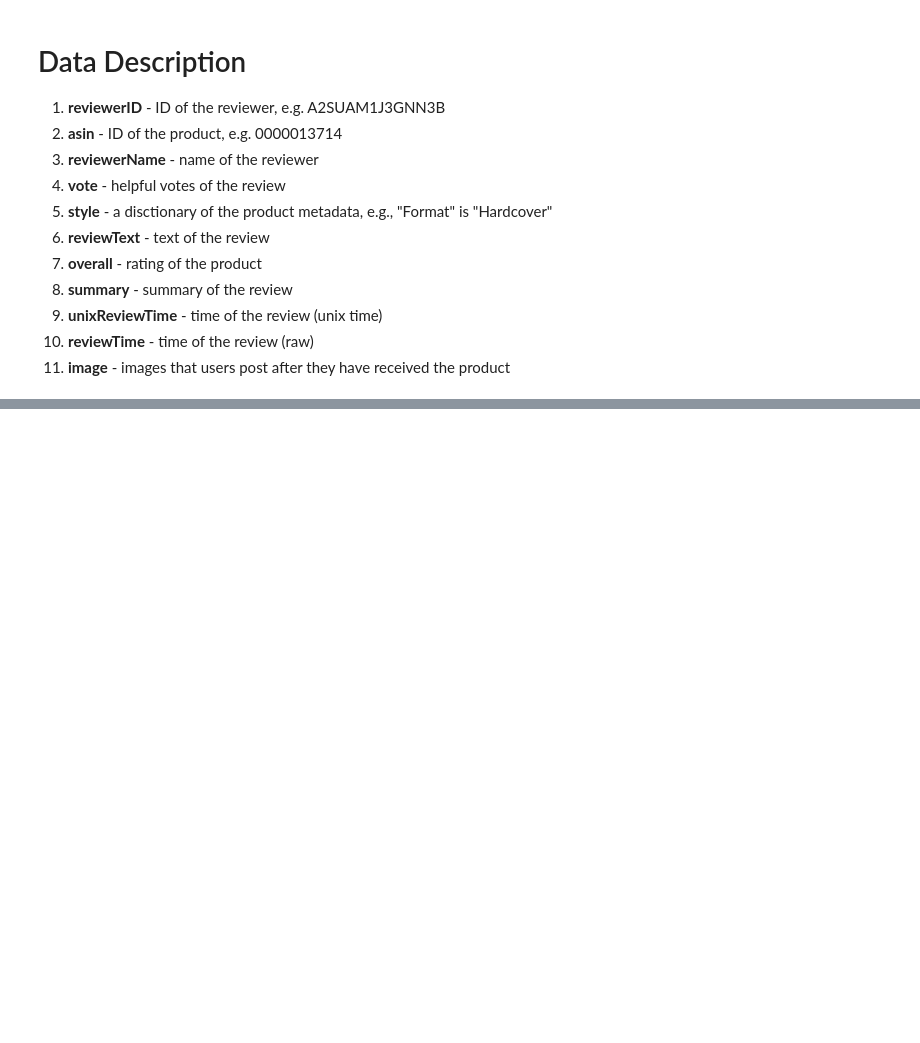
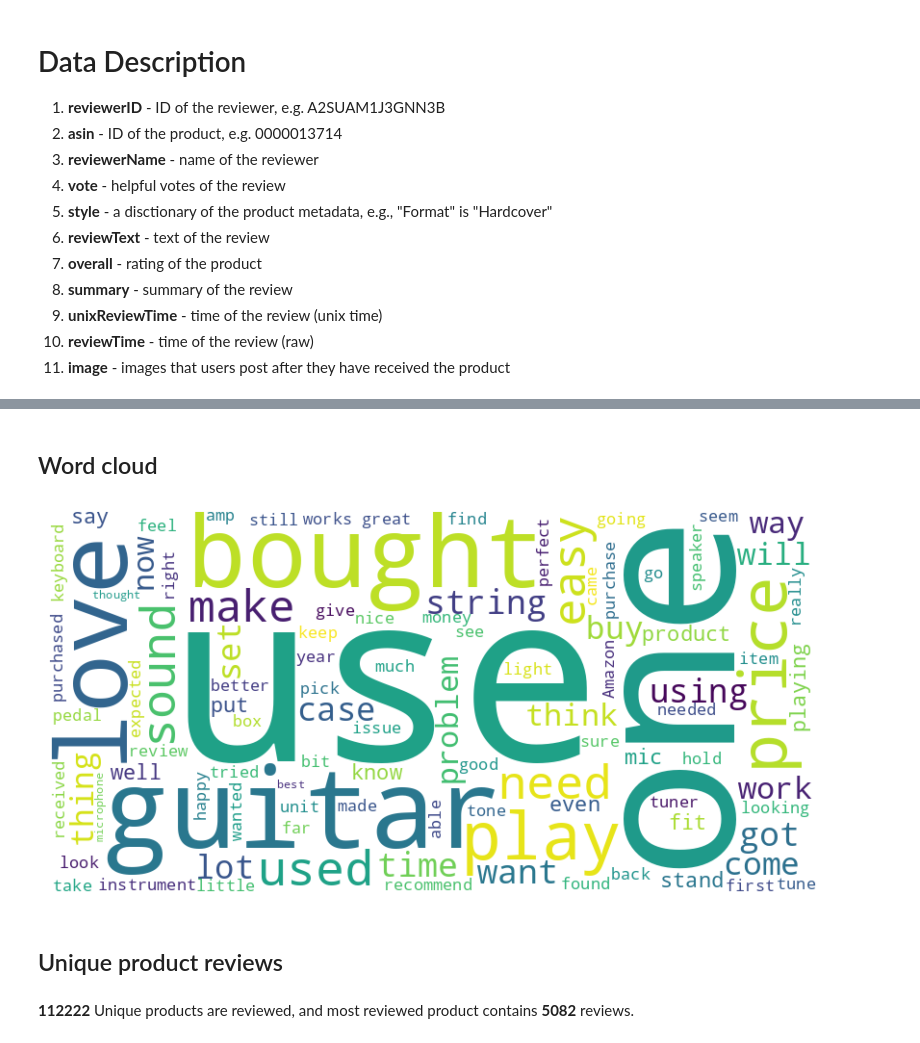
Before and after one commit to Himanshu-Dharma/master-thesis-feature-extraction-and-sentiment-analysis-using-deep-learning, a Jupyter notebook: Thesis_Code.ipynb, the cells around one changed output, grey strips where cells are left out. Saved outputs shown, nothing was run; the diff lists cells and outputs as text; code cells hidden in the pictures; blank space fills up the shorter version.

```diff
--- a/Thesis_Code.ipynb
+++ b/Thesis_Code.ipynb
@@ -41,0 +101,24 @@ df.head(5)
+# %% [markdown]
+## Word cloud
+# %%
+#Word cloud
+from wordcloud import WordCloud
+
+#text column
+df_primary['reviewText'] = df_primary['reviewText'].astype(str)
+text_data = ' '.join(df_primary['reviewText'])
+
+# Creating a WordCloud object
+wordcloud = WordCloud(width=800, height=400, max_words=100, background_color='white').generate(text_data)
+
+# Displaying the word cloud using matplotlib
+plt.figure(figsize=(10, 5))
+plt.imshow(wordcloud, interpolation='bilinear')
+plt.axis('off')
+plt.show()
+# %% [output]
+[figure, added]
+# %% [markdown]
+## Unique product reviews
+# %% [markdown]
+**112222** Unique products are reviewed, and most reviewed product contains **5082** reviews.
```
Also changed, not shown: parts of 66 cells of this notebook.
